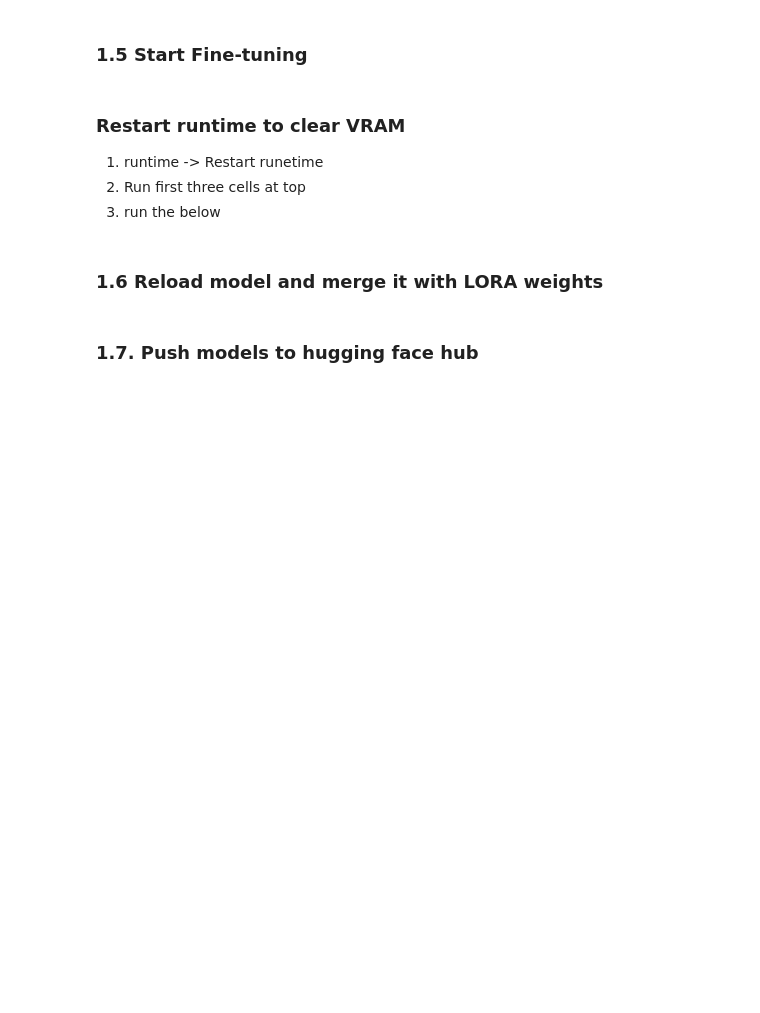
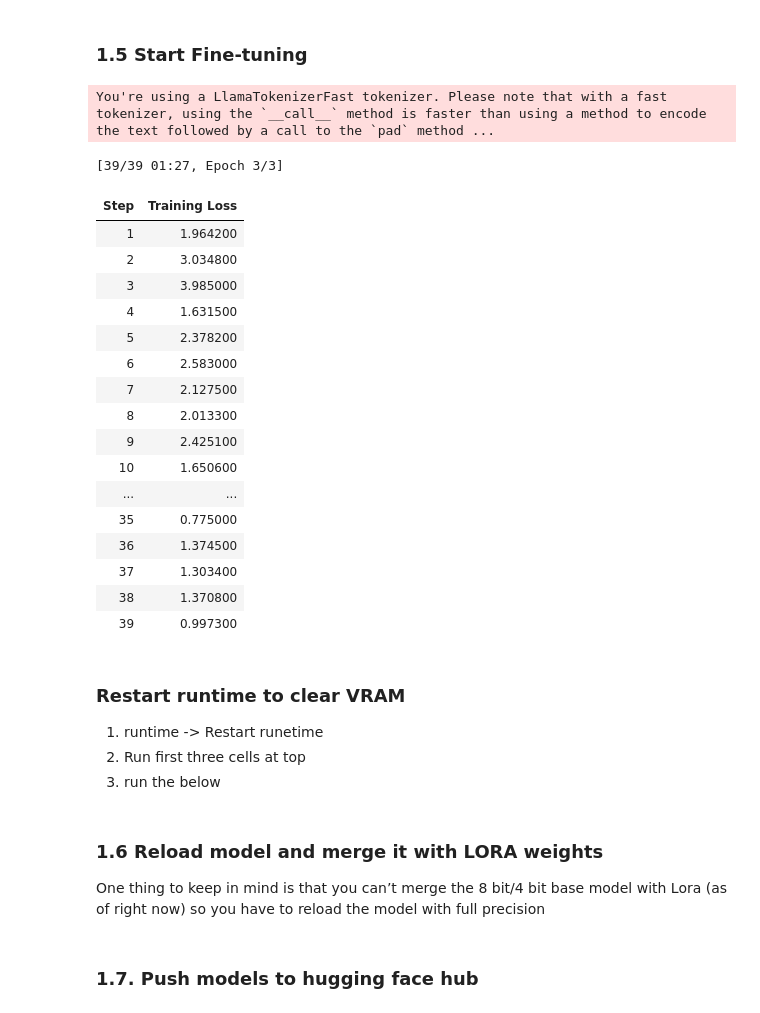
Before and after one commit to Balacoumarane/finetune_llama, a Jupyter notebook: FineTune_llama.ipynb, the cells around one changed output. Drawn from its saved outputs; the diff is of its cells as text; code cells hidden in the pictures; blank space fills up the shorter version.

Commit message:
Tested using dolly dataset

```diff
--- a/FineTune_llama.ipynb
+++ b/FineTune_llama.ipynb
@@ -125,11 +124,32 @@ tb_log_dir = "./results/logs"
 ### 1.2 Load custom dataset from tensorflow hub or local
 # %%
 # apply prompt template per sample
-## !huggingface-cli login # uncomment to login to huggingface
-dataset = load_dataset("Bala2223/finetune_llm", split="train")
+# !huggingface-cli login # uncomment to login to huggingface
+dataset_name = "databricks/databricks-dolly-15k"
+dataset = load_dataset(dataset_name, split="train")
+# dataset = load_dataset("Bala2223/finetune_llm", split="train")
 
 # Shuffle the dataset
 dataset_shuffled = dataset.shuffle(seed=42)
 
 ## split into train and test if required
 # dataset_shuffled = dataset_shuffled.train_test_split(test_size=0.2)
+# %%
+def format_dolly(sample):
+    instruction = f"<s>[INST] {sample['instruction']}"
+    context = f"Here's some context: {sample['context']}" if len(sample["context"]) > 0 else None
+    response = f" [/INST] {sample['response']}"
+    # join all the parts together
+    prompt = "".join([i for i in [instruction, context, response] if i is not None])
+    return prompt
+
+# template dataset to add prompt to each sample
+def template_dataset(sample):
+    sample["text"] = f"{format_dolly(sample)}{tokenizer.eos_token}"
+    return sample
+
+# Select the first 50 rows from the shuffled dataset, comment if you want 15k
+dataset = dataset_shuffled.select(range(50))
+
+dataset = dataset.map(template_dataset, remove_columns=list(dataset.features))
+dataset
@@ -203,14 +225,16 @@ def load_model(model_name):
     )
 
     model.gradient_checkpointing_enable()
-    model = prepare_model_for_kbit_training(model)
+    model = prepare_model_for_kbit_training(model, use_gradient_checkpointing=gradient_checkpointing)
     model.config.pretraining_tp = 1
 
     #If only targeting attention blocks of the model
     # target_modules = ["q_proj", "v_proj"]
 
     #If targeting all linear layers
-    target_modules = ['q_proj','k_proj','v_proj','o_proj','gate_proj','down_proj','up_proj','lm_head']
+    # target_modules = ['q_proj','k_proj','v_proj','o_proj', 'gate_proj', 'down_proj', 'up_proj', 'lm_head']
+    target_modules = find_all_linear_names(model)
+    print('Lora target modules are: {}'.format(target_modules))
 
     # Load LoRA configuration
     peft_config = LoraConfig(
@@ -219,7 +243,7 @@ def load_model(model_name):
         target_modules = target_modules,
         r=lora_r,
         bias="none",
-        task_type=TaskType.CAUSAL_LM,,
+        task_type=TaskType.CAUSAL_LM,
     )
 
     # Load Tokenizer
@@ -228,3 +252,5 @@ def load_model(model_name):
     tokenizer.padding_side = "right"
 
     return model, tokenizer, peft_config
+# %%
+model, tokenizer, peft_config = load_model(model_name)
@@ -247,42 +305,64 @@ print(result[0]['generated_text'])
 # %%
 training_arguments = TrainingArguments(
     output_dir=output_dir,
     per_device_train_batch_size=per_device_train_batch_size,
     gradient_accumulation_steps=gradient_accumulation_steps,
     optim=optim,
     save_steps=save_steps,
     logging_steps=logging_steps,
     learning_rate=learning_rate,
     fp16=fp16,
     bf16=bf16,
     max_grad_norm=max_grad_norm,
     max_steps=max_steps,
     warmup_ratio=warmup_ratio,
     group_by_length=group_by_length,
     lr_scheduler_type=lr_scheduler_type,
     report_to="tensorboard"
 )
 
 trainer = SFTTrainer(
     model=model,
     train_dataset=dataset,
     peft_config=peft_config,
-    dataset_text_field="text",
-    max_seq_length=max_seq_length,
+    dataset_text_field='text',
+    max_seq_length=1024,
     tokenizer=tokenizer,
     args=training_arguments,
     packing=packing,
 )
 
 trainer.train()
 trainer.model.save_pretrained(output_dir)
+# %% [output]
+You're using a LlamaTokenizerFast tokenizer. Please note that with a fast tokenizer, using the `__call__` method is faster than using a method to encode the text followed by a call to the `pad` method ...
+[39/39 01:27, Epoch 3/3]
+| Step | Training Loss |
+| 1 | 1.964200 |
+| 2 | 3.034800 |
+| 3 | 3.985000 |
+| 4 | 1.631500 |
+| 5 | 2.378200 |
+| 6 | 2.583000 |
+| 7 | 2.127500 |
+| 8 | 2.013300 |
+| 9 | 2.425100 |
+| 10 | 1.650600 |
+| ... | ... |
+| 35 | 0.775000 |
+| 36 | 1.374500 |
+| 37 | 1.303400 |
+| 38 | 1.370800 |
+| 39 | 0.997300 |
 # %% [markdown]
 ### Restart runtime to clear VRAM
 1. runtime -> Restart runetime
 2. Run first three cells at top
 3. run the below
-# %% [markdown]
-### 1.6 Reload model and merge it with LORA weights
+# %% [markdown]
+### 1.6 Reload model and merge it with LORA weights
+
+One thing to keep in mind is that you can’t merge the 8 bit/4 bit base model with Lora (as of right now) so you have to reload the model with full precision
 # %%
 base_model = AutoModelForCausalLM.from_pretrained(
     model_name,
```
Also changed, not shown: parts of 22 cells of this notebook.
